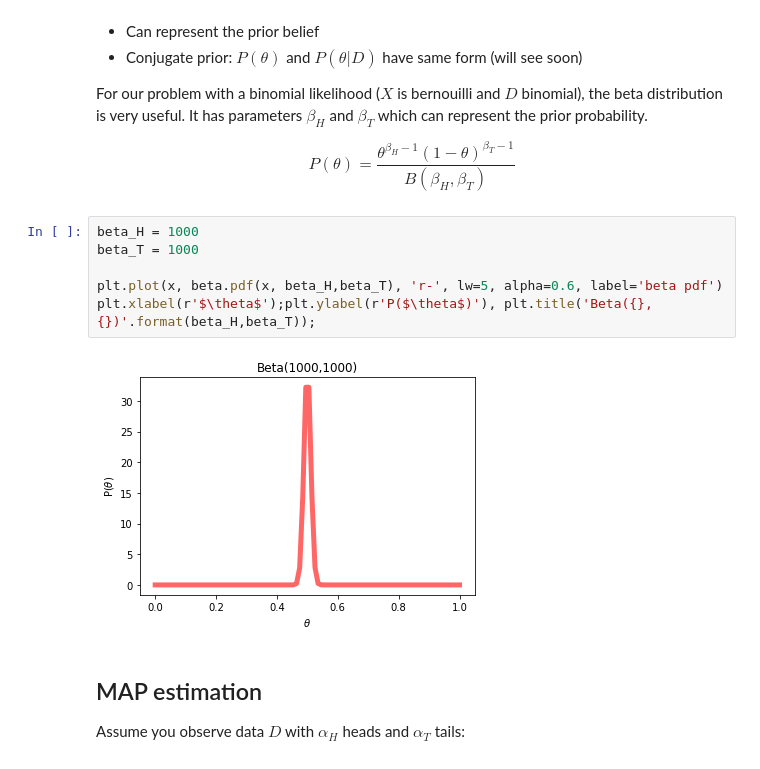
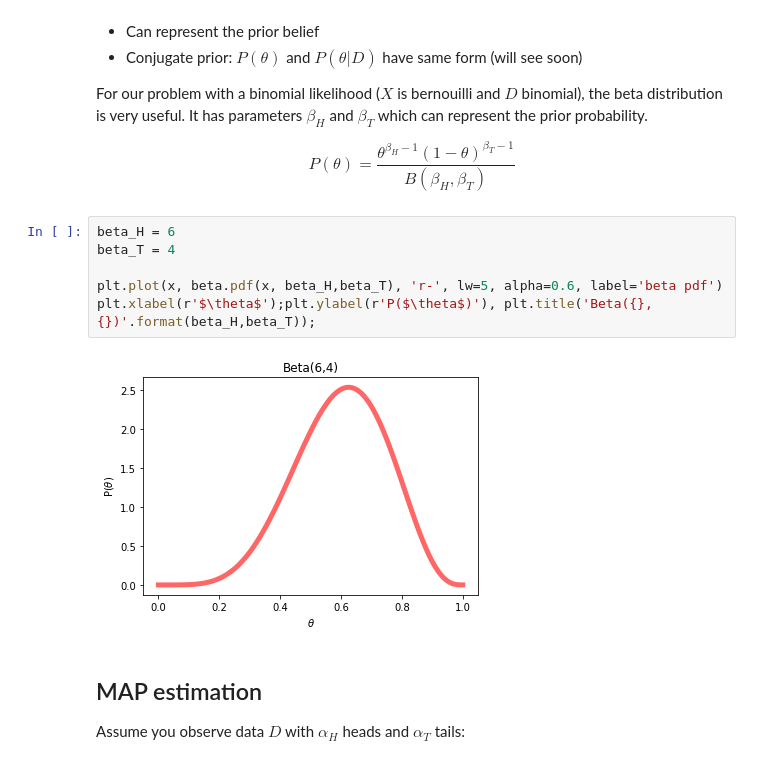
Before and after one commit to lwehbe/10315_S21, a Jupyter notebook: Lecture_04_Estimating_Probabilities.ipynb, the cells around one changed output. Saved outputs shown, nothing was run; the diff lists cells and outputs as text.

```diff
--- a/Lecture_04_Estimating_Probabilities.ipynb
+++ b/Lecture_04_Estimating_Probabilities.ipynb
@@ -536,13 +536,13 @@ For our problem with a binomial likelihood ($X$ is bernouilli and $D$ binomial),
 
 $$P(\theta) = \frac{\theta^{\beta_H-1}(1-\theta)^{\beta_T-1}}{B(\beta_H,\beta_T)}$$
 # %%
-beta_H = 1000
-beta_T = 1000
+beta_H = 6
+beta_T = 4
 
 plt.plot(x, beta.pdf(x, beta_H,beta_T), 'r-', lw=5, alpha=0.6, label='beta pdf')
 plt.xlabel(r'$\theta$');plt.ylabel(r'P($\theta$)'), plt.title('Beta({},{})'.format(beta_H,beta_T));
 # %% [output]
-[figure, old version]
+[figure, new version]
 # %% [markdown]
 ## MAP estimation
 
```
Also changed, not shown: parts of 3 cells of this notebook, 3 other files.
